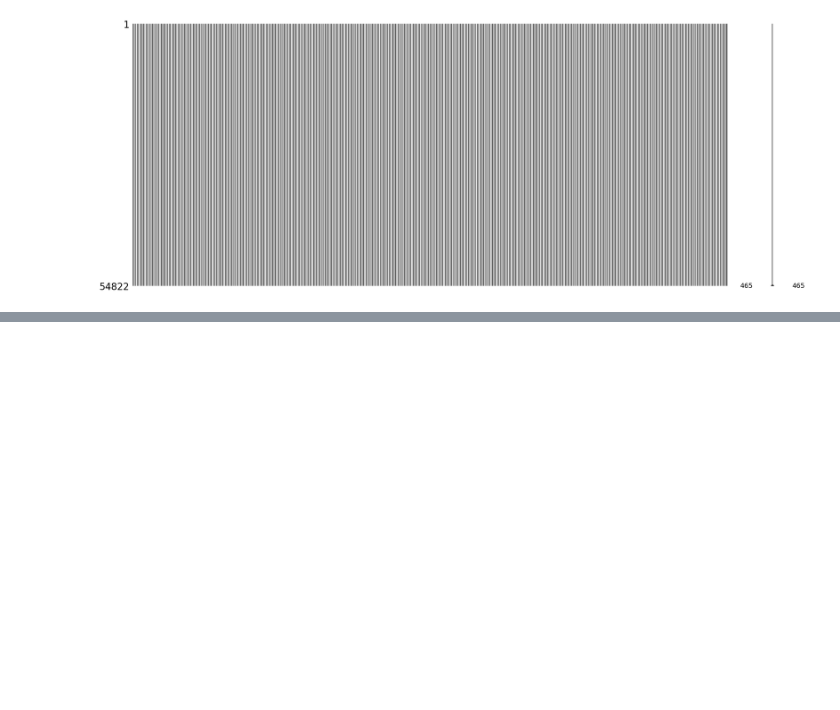
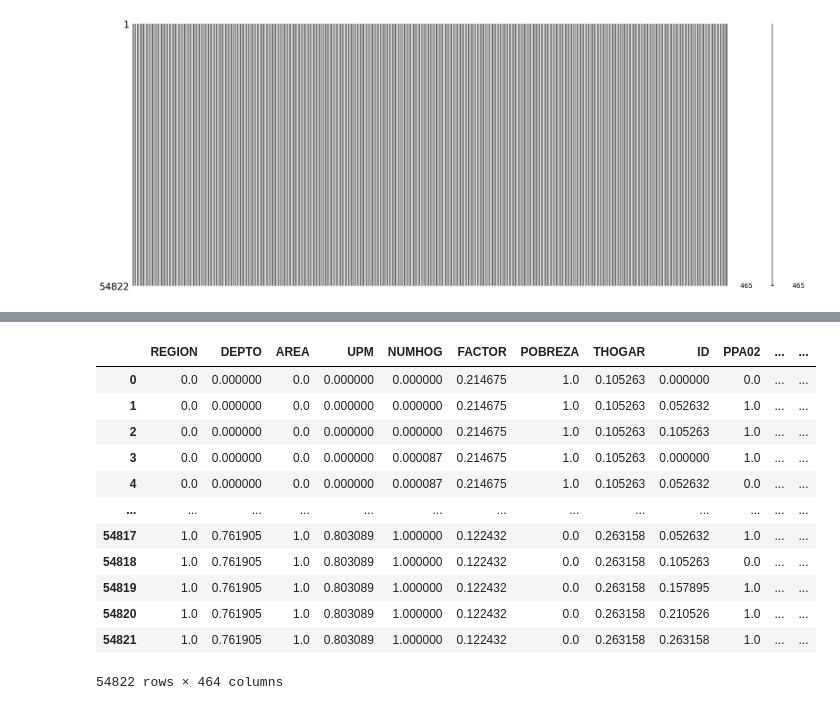
Before and after one commit to ChristopherG19/UVG_DS_Lab10, a Jupyter notebook: Laboratorio_10.ipynb, the cells around one changed output, grey strips where cells are left out. Drawn from its saved outputs; the diff is of its cells as text; code cells hidden in the pictures; blank space fills up the shorter version.

```diff
--- a/Laboratorio_10.ipynb
+++ b/Laboratorio_10.ipynb
@@ -305,0 +381,16 @@ plt.show()
+# %%
+df_Personas
+# %% [output]
+|  | REGION | DEPTO | AREA | UPM | NUMHOG | FACTOR | POBREZA | THOGAR | ID | PPA02 | ... | ... |
+| 0 | 0.0 | 0.000000 | 0.0 | 0.000000 | 0.000000 | 0.214675 | 1.0 | 0.105263 | 0.000000 | 0.0 | ... | ... |
+| 1 | 0.0 | 0.000000 | 0.0 | 0.000000 | 0.000000 | 0.214675 | 1.0 | 0.105263 | 0.052632 | 1.0 | ... | ... |
+| 2 | 0.0 | 0.000000 | 0.0 | 0.000000 | 0.000000 | 0.214675 | 1.0 | 0.105263 | 0.105263 | 1.0 | ... | ... |
+| 3 | 0.0 | 0.000000 | 0.0 | 0.000000 | 0.000087 | 0.214675 | 1.0 | 0.105263 | 0.000000 | 1.0 | ... | ... |
+| 4 | 0.0 | 0.000000 | 0.0 | 0.000000 | 0.000087 | 0.214675 | 1.0 | 0.105263 | 0.052632 | 0.0 | ... | ... |
+| ... | ... | ... | ... | ... | ... | ... | ... | ... | ... | ... | ... | ... |
+| 54817 | 1.0 | 0.761905 | 1.0 | 0.803089 | 1.000000 | 0.122432 | 0.0 | 0.263158 | 0.052632 | 1.0 | ... | ... |
+| 54818 | 1.0 | 0.761905 | 1.0 | 0.803089 | 1.000000 | 0.122432 | 0.0 | 0.263158 | 0.105263 | 0.0 | ... | ... |
+| 54819 | 1.0 | 0.761905 | 1.0 | 0.803089 | 1.000000 | 0.122432 | 0.0 | 0.263158 | 0.157895 | 1.0 | ... | ... |
+| 54820 | 1.0 | 0.761905 | 1.0 | 0.803089 | 1.000000 | 0.122432 | 0.0 | 0.263158 | 0.210526 | 1.0 | ... | ... |
+| 54821 | 1.0 | 0.761905 | 1.0 | 0.803089 | 1.000000 | 0.122432 | 0.0 | 0.263158 | 0.263158 | 1.0 | ... | ... |
+54822 rows × 464 columns
```
Also changed, not shown: parts of 7 cells of this notebook.
